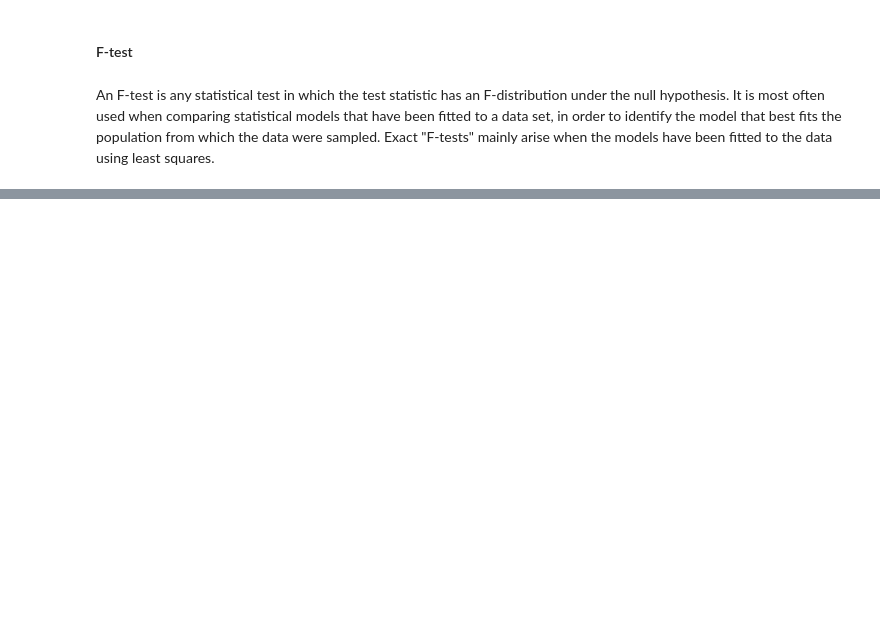
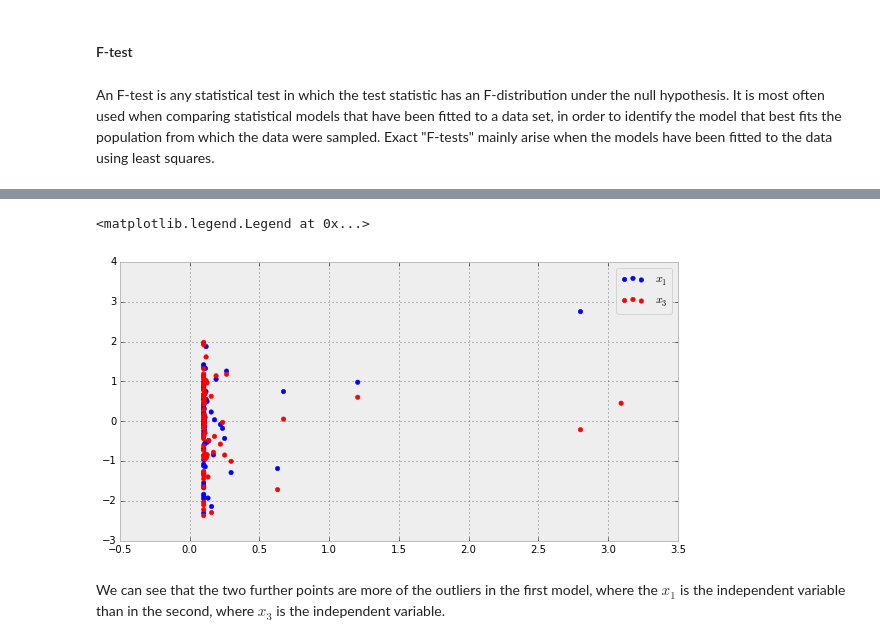
Before and after one commit to abulovic/learn-bayes, a Jupyter notebook: Lecture 01.ipynb, the cells around one changed output, grey strips where cells are left out. Drawn from its saved outputs; the diff is of its cells as text; code cells hidden in the pictures; blank space fills up the shorter version.

```diff
--- a/Lecture 01.ipynb
+++ b/Lecture 01.ipynb
@@ -268,0 +344,19 @@ An F-test is any statistical test in which the test statistic has an F-distribut
+# %%
+infl = lm_ml.get_influence()
+
+infl_x1 = lm_x1.get_influence().resid_studentized_internal
+infl_x3 = lm_x3.get_influence().resid_studentized_internal
+infl_ml = lm_ml.get_influence().resid_studentized_internal
+infl_nonlin = lm_nonlin.get_influence().resid_studentized_internal
+
+plt.figure()
+plt.subplot()
+plt.hold(True)
+plt.scatter(x3, infl_x1, color='b', label=r'$x_1$')
+plt.scatter(x3, infl_x3, color='r', label=r'$x_3$')
+plt.legend()
+# %% [output]
+<matplotlib.legend.Legend at 0x...>
+[figure, added]
+# %% [markdown]
+We can see that the two further points are more of the outliers in the first model, where the $x_1$ is the independent variable than in the second, where $x_3$ is the independent variable.
```
Also changed, not shown: parts of 9 cells of this notebook.
